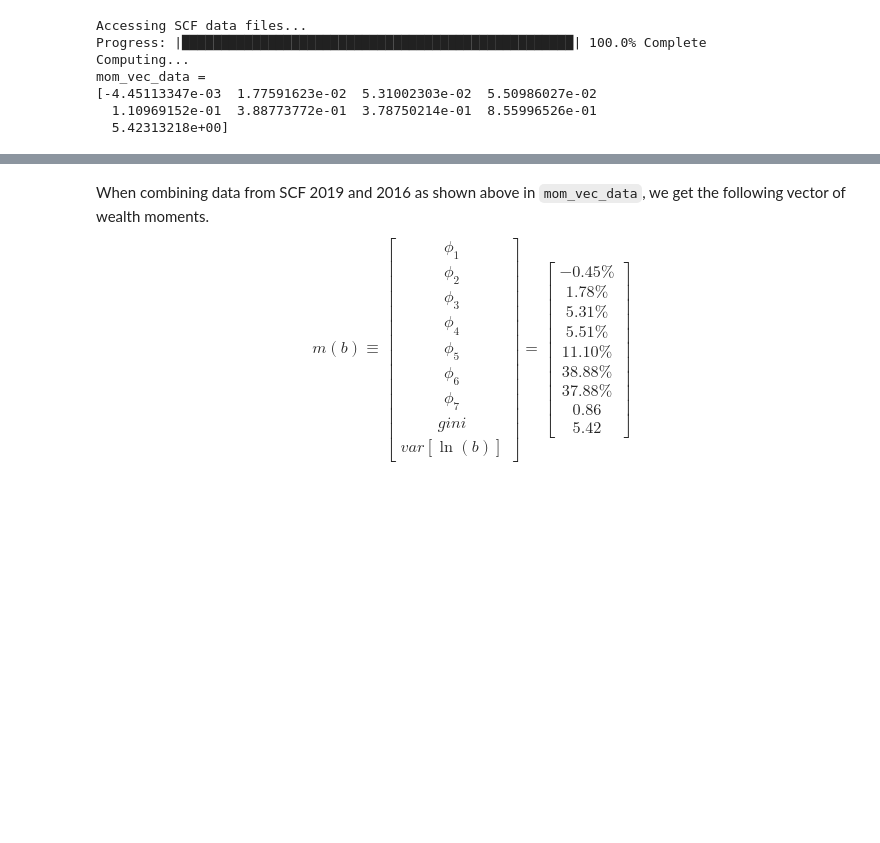
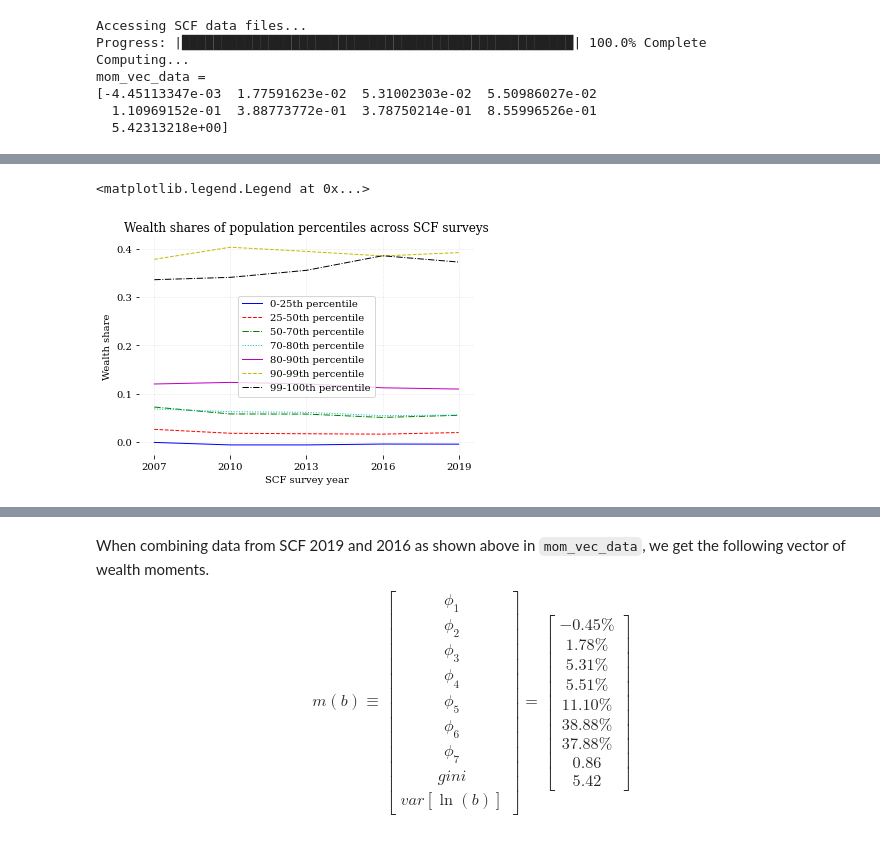
Before and after one commit to rickecon/OG-USA, a Jupyter notebook: run_examples/calibrate_beta_j.ipynb, the cells around one changed output, grey strips where cells are left out. Saved outputs shown, nothing was run; the diff lists cells and outputs as text; code cells hidden in the pictures; blank space fills up the shorter version.

```diff
--- a/run_examples/calibrate_beta_j.ipynb
+++ b/run_examples/calibrate_beta_j.ipynb
@@ -46,3 +46,12 @@ mom_vec_data =
 [-4.45113347e-03  1.77591623e-02  5.31002303e-02  5.50986027e-02
   1.10969152e-01  3.88773772e-01  3.78750214e-01  8.55996526e-01
   5.42313218e+00]
+# %%
+# Compute the wealth moments for the last 5 surveys: 2007, 2010, 2013, 2016, 2019
+years_list = [2007, 2010, 2013, 2016, 2019]
+mom_mat = np.zeros((9, 5))
+for i, year in enumerate(years_list):
+    df_scf = wealth.get_wealth_data(scf_yrs_list=[year])
+    mom_vec_data = wealth.compute_wealth_moments(df_scf, lambdas)
+    print(mom_vec_data)
+    mom_mat[:, i] = mom_vec_data
@@ -48,0 +76,20 @@ mom_vec_data =
+# %%
+import matplotlib.pyplot as plt
+
+years_array = np.array([2007, 2010, 2013, 2016, 2019])
+fig, ax = plt.subplots()
+plt.plot(years_array, mom_mat[0, :], label='0-25th percentile')
+plt.plot(years_array, mom_mat[1, :], label='25-50th percentile')
+plt.plot(years_array, mom_mat[2, :], label='50-70th percentile')
+plt.plot(years_array, mom_mat[3, :], label='70-80th percentile')
+plt.plot(years_array, mom_mat[4, :], label='80-90th percentile')
+plt.plot(years_array, mom_mat[5, :], label='90-99th percentile')
+plt.plot(years_array, mom_mat[6, :], label='99-100th percentile')
+plt.title('Wealth shares of population percentiles across SCF surveys', fontsize=12)
+plt.xlabel(r'SCF survey year')
+plt.ylabel(r'Wealth share')
+plt.xticks(years_array)
+plt.legend(loc='best')
+# %% [output]
+<matplotlib.legend.Legend at 0x...>
+[figure, added]
```
Also changed, not shown: parts of 3 cells of this notebook.
